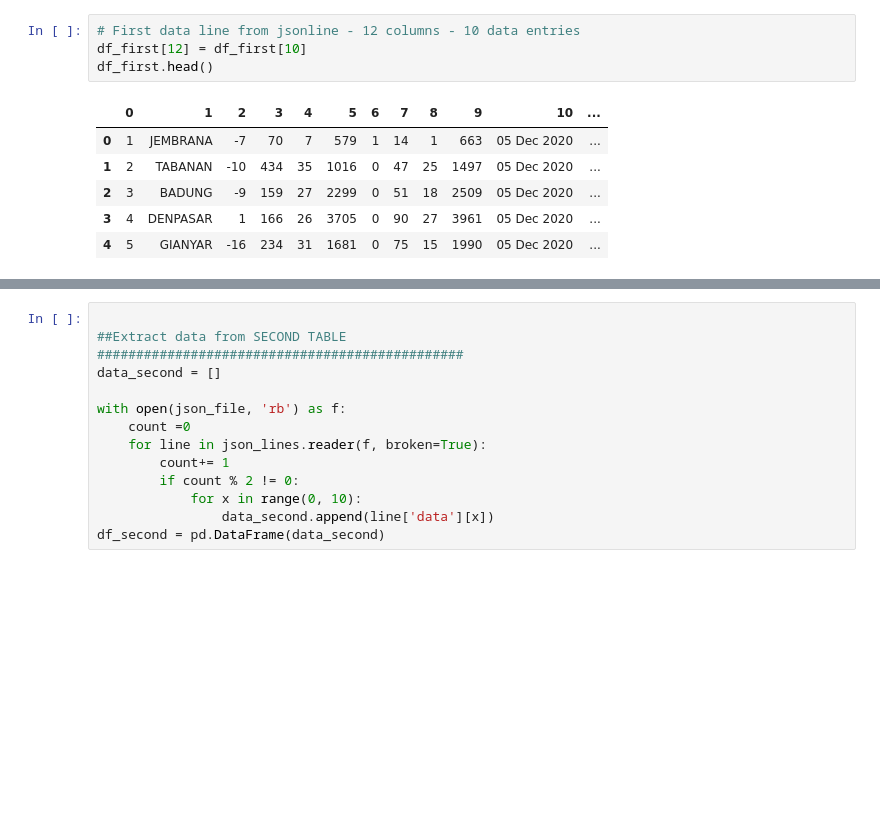
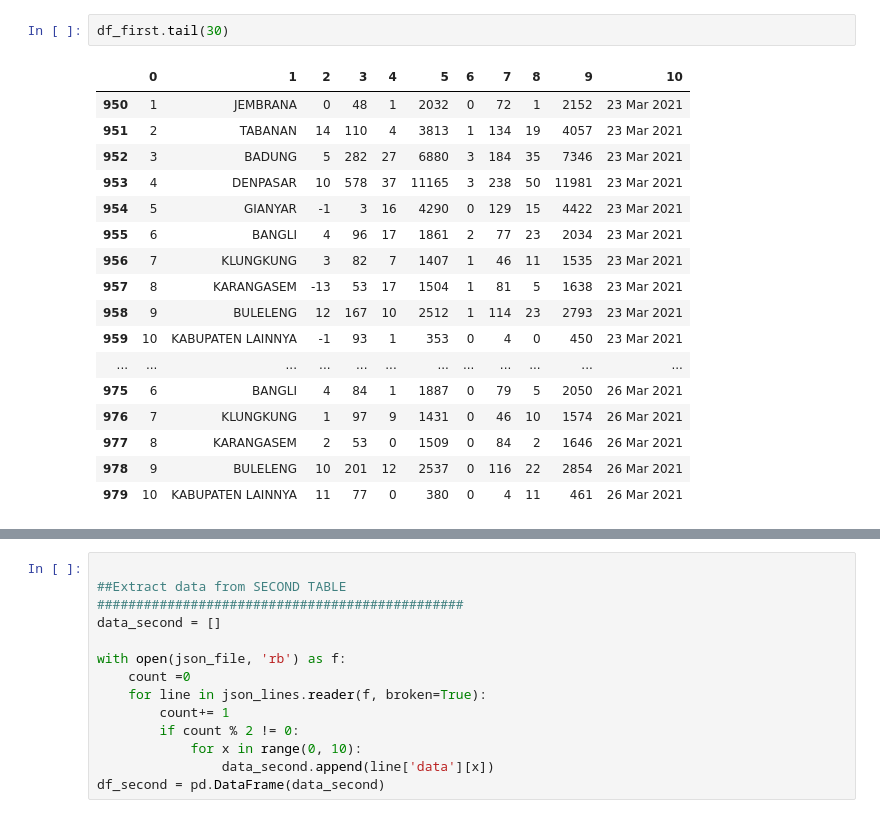
Before and after one commit to Svensone/bali-covid-app, a Jupyter notebook: data/daily_data_covid_bali_processing.ipynb, the cells around one changed output, grey strips where cells are left out. Saved outputs shown, nothing was run; the diff lists cells and outputs as text; blank space fills up the shorter version.

```diff
--- a/data/daily_data_covid_bali_processing.ipynb
+++ b/data/daily_data_covid_bali_processing.ipynb
@@ -45,14 +69,23 @@ Error: JSON line can't be decoded. JSONDecodeError('Extra data: line 1 column 87
-# %%
-# First data line from jsonline - 12 columns - 10 data entries
-df_first[12] = df_first[10]
-df_first.head()
-# %% [output]
-|  | 0 | 1 | 2 | 3 | 4 | 5 | 6 | 7 | 8 | 9 | 10 | ... |
-| 0 | 1 | JEMBRANA | -7 | 70 | 7 | 579 | 1 | 14 | 1 | 663 | 05 Dec 2020 | ... |
-| 1 | 2 | TABANAN | -10 | 434 | 35 | 1016 | 0 | 47 | 25 | 1497 | 05 Dec 2020 | ... |
-| 2 | 3 | BADUNG | -9 | 159 | 27 | 2299 | 0 | 51 | 18 | 2509 | 05 Dec 2020 | ... |
-| 3 | 4 | DENPASAR | 1 | 166 | 26 | 3705 | 0 | 90 | 27 | 3961 | 05 Dec 2020 | ... |
-| 4 | 5 | GIANYAR | -16 | 234 | 31 | 1681 | 0 | 75 | 15 | 1990 | 05 Dec 2020 | ... |
+# %%
+df_first.tail(30)
+# %% [output]
+|  | 0 | 1 | 2 | 3 | 4 | 5 | 6 | 7 | 8 | 9 | 10 |
+| 950 | 1 | JEMBRANA | 0 | 48 | 1 | 2032 | 0 | 72 | 1 | 2152 | 23 Mar 2021 |
+| 951 | 2 | TABANAN | 14 | 110 | 4 | 3813 | 1 | 134 | 19 | 4057 | 23 Mar 2021 |
+| 952 | 3 | BADUNG | 5 | 282 | 27 | 6880 | 3 | 184 | 35 | 7346 | 23 Mar 2021 |
+| 953 | 4 | DENPASAR | 10 | 578 | 37 | 11165 | 3 | 238 | 50 | 11981 | 23 Mar 2021 |
+| 954 | 5 | GIANYAR | -1 | 3 | 16 | 4290 | 0 | 129 | 15 | 4422 | 23 Mar 2021 |
+| 955 | 6 | BANGLI | 4 | 96 | 17 | 1861 | 2 | 77 | 23 | 2034 | 23 Mar 2021 |
+| 956 | 7 | KLUNGKUNG | 3 | 82 | 7 | 1407 | 1 | 46 | 11 | 1535 | 23 Mar 2021 |
+| 957 | 8 | KARANGASEM | -13 | 53 | 17 | 1504 | 1 | 81 | 5 | 1638 | 23 Mar 2021 |
+| 958 | 9 | BULELENG | 12 | 167 | 10 | 2512 | 1 | 114 | 23 | 2793 | 23 Mar 2021 |
+| 959 | 10 | KABUPATEN LAINNYA | -1 | 93 | 1 | 353 | 0 | 4 | 0 | 450 | 23 Mar 2021 |
+| ... | ... | ... | ... | ... | ... | ... | ... | ... | ... | ... | ... |
+| 975 | 6 | BANGLI | 4 | 84 | 1 | 1887 | 0 | 79 | 5 | 2050 | 26 Mar 2021 |
+| 976 | 7 | KLUNGKUNG | 1 | 97 | 9 | 1431 | 0 | 46 | 10 | 1574 | 26 Mar 2021 |
+| 977 | 8 | KARANGASEM | 2 | 53 | 0 | 1509 | 0 | 84 | 2 | 1646 | 26 Mar 2021 |
+| 978 | 9 | BULELENG | 10 | 201 | 12 | 2537 | 0 | 116 | 22 | 2854 | 26 Mar 2021 |
+| 979 | 10 | KABUPATEN LAINNYA | 11 | 77 | 0 | 380 | 0 | 4 | 11 | 461 | 26 Mar 2021 |
 # %%
 ## Column names from https://infocorona.baliprov.go.id/API/pendataan/laporan-harian-02.php = df_first and ...-01.php = df_second
 
```
Also changed, not shown: parts of 29 cells of this notebook, 6 other files.
